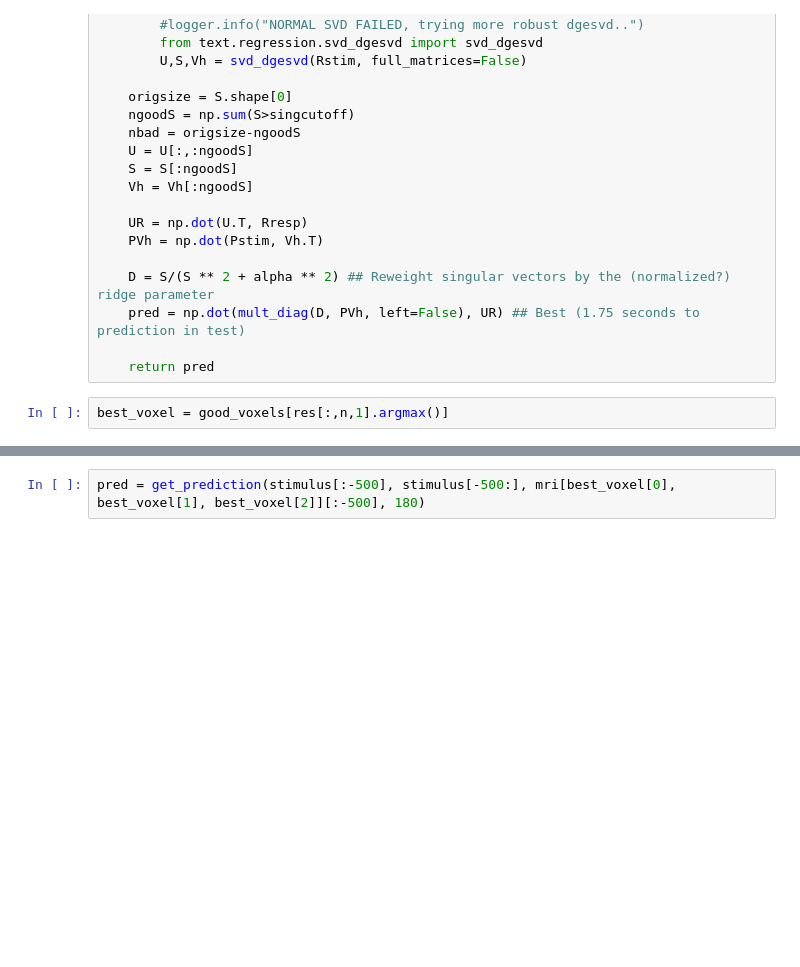
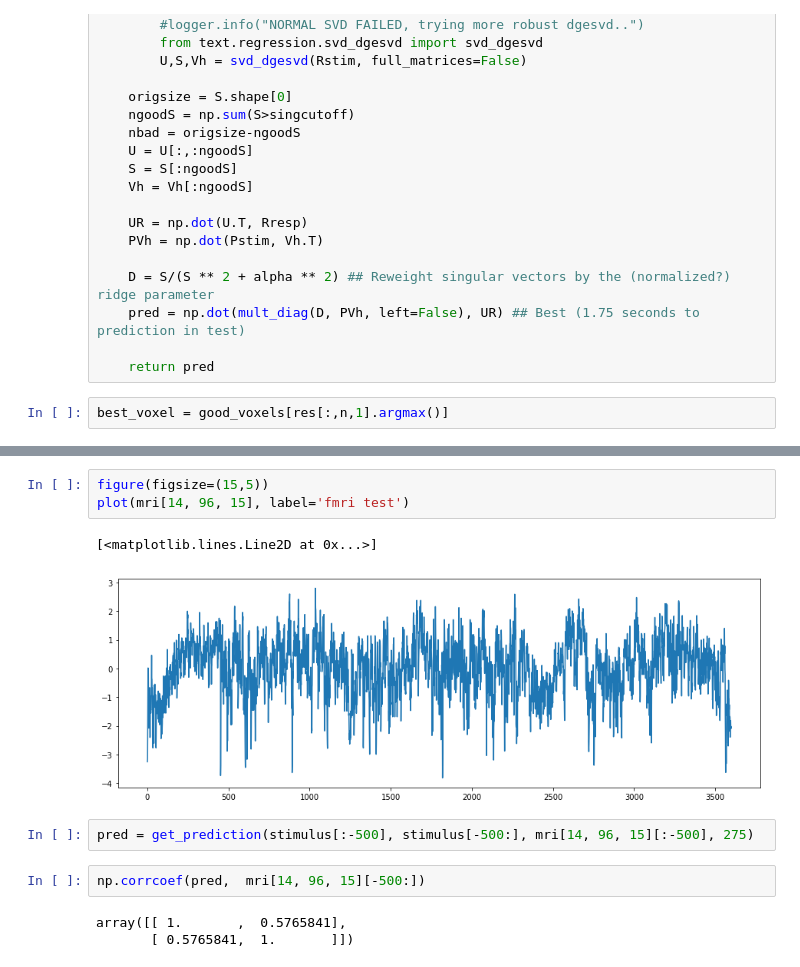
Before and after one commit to neurobigdata/Semantic-Atlas, a Jupyter notebook: ipythons/visualize_results.ipynb, the cells around one changed output, grey strips where cells are left out. Drawn from its saved outputs; the diff is of its cells as text; blank space fills up the shorter version.

```diff
--- a/ipythons/visualize_results.ipynb
+++ b/ipythons/visualize_results.ipynb
@@ -183,2 +172,13 @@ best_voxel = good_voxels[res[:,n,1].argmax()]
+# %%
+figure(figsize=(15,5))
+plot(mri[14, 96, 15], label='fmri test')
+# %% [output]
+[<matplotlib.lines.Line2D at 0x...>]
+[figure, added]
 # %%
-pred = get_prediction(stimulus[:-500], stimulus[-500:], mri[best_voxel[0], best_voxel[1], best_voxel[2]][:-500], 180)
+pred = get_prediction(stimulus[:-500], stimulus[-500:], mri[14, 96, 15][:-500], 275)
+# %%
+np.corrcoef(pred,  mri[14, 96, 15][-500:])
+# %% [output]
+array([[ 1.       ,  0.5765841],
+       [ 0.5765841,  1.       ]])
```
Also changed, not shown: parts of 23 cells of this notebook, 2 other files.
